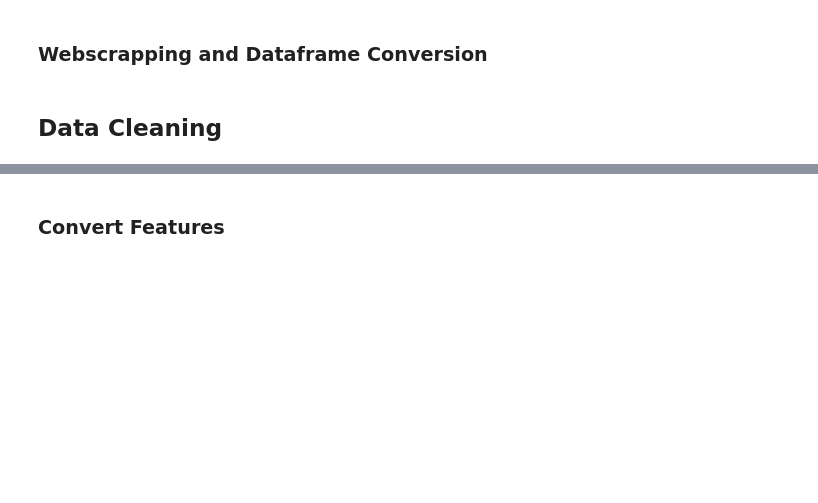
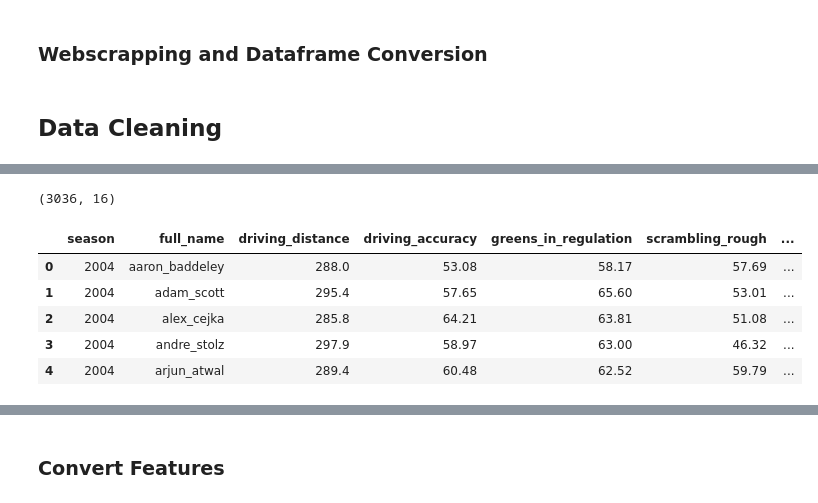
Before and after one commit to jprinfret/masters_tournament_classifier, a Jupyter notebook: 2020 Masters Tournament Predictions_noSG.ipynb, the cells around one changed output, grey strips where cells are left out. Drawn from its saved outputs; the diff is of its cells as text; code cells hidden in the pictures; blank space fills up the shorter version.

```diff
--- a/2020 Masters Tournament Predictions_noSG.ipynb
+++ b/2020 Masters Tournament Predictions_noSG.ipynb
@@ -204,0 +234,36 @@ stats = [
+# %%
+# Group stats by season and golfer
+df = df.groupby(['season', 'full_name'])[
+    'driving_distance',
+    'driving_accuracy',
+    'greens_in_regulation',
+    'proximity',
+    'scrambling_rough',
+    'scrambling_sand',
+    'putting_conversion',
+    'putting_rating',
+    'sg_off_tee',
+    'sg_approach',
+    'sg_scrambling',
+    'sg_putting',
+    'sg_tee_to_green',
+    'sg_total',
+    'scoring_avg'
+].mean()
+
+# Save grouped data locally
+df.to_csv('csv_files/golfer_data.csv')
+
+# Reload and examine data
+df = pd.read_csv('csv_files/golfer_data.csv')
+
+print(df.shape)
+df.head()
+# %% [output]
+(3036, 16)
+|  | season | full_name | driving_distance | driving_accuracy | greens_in_regulation | scrambling_rough | ... |
+| 0 | 2004 | aaron_baddeley | 288.0 | 53.08 | 58.17 | 57.69 | ... |
+| 1 | 2004 | adam_scott | 295.4 | 57.65 | 65.60 | 53.01 | ... |
+| 2 | 2004 | alex_cejka | 285.8 | 64.21 | 63.81 | 51.08 | ... |
+| 3 | 2004 | andre_stolz | 297.9 | 58.97 | 63.00 | 46.32 | ... |
+| 4 | 2004 | arjun_atwal | 289.4 | 60.48 | 62.52 | 59.79 | ... |
```
Also changed, not shown: parts of 39 cells of this notebook, 6 other files.
